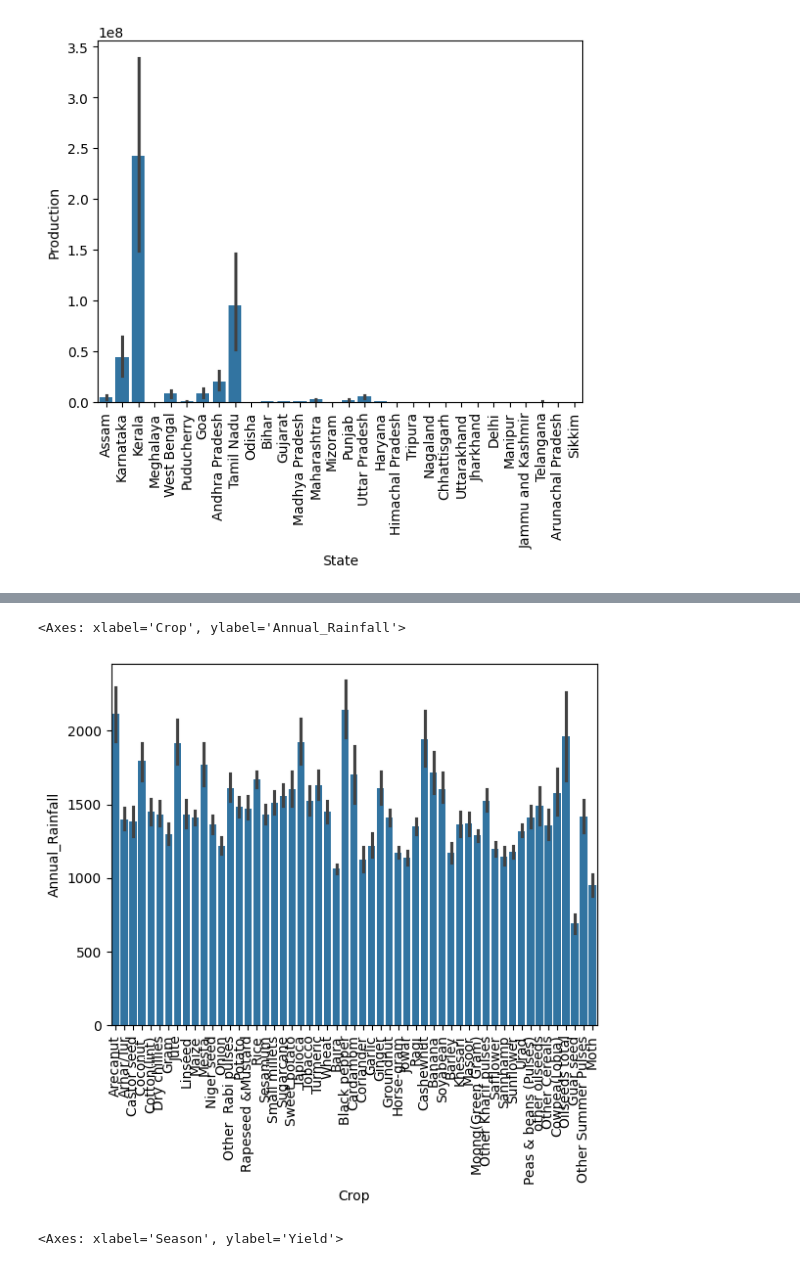
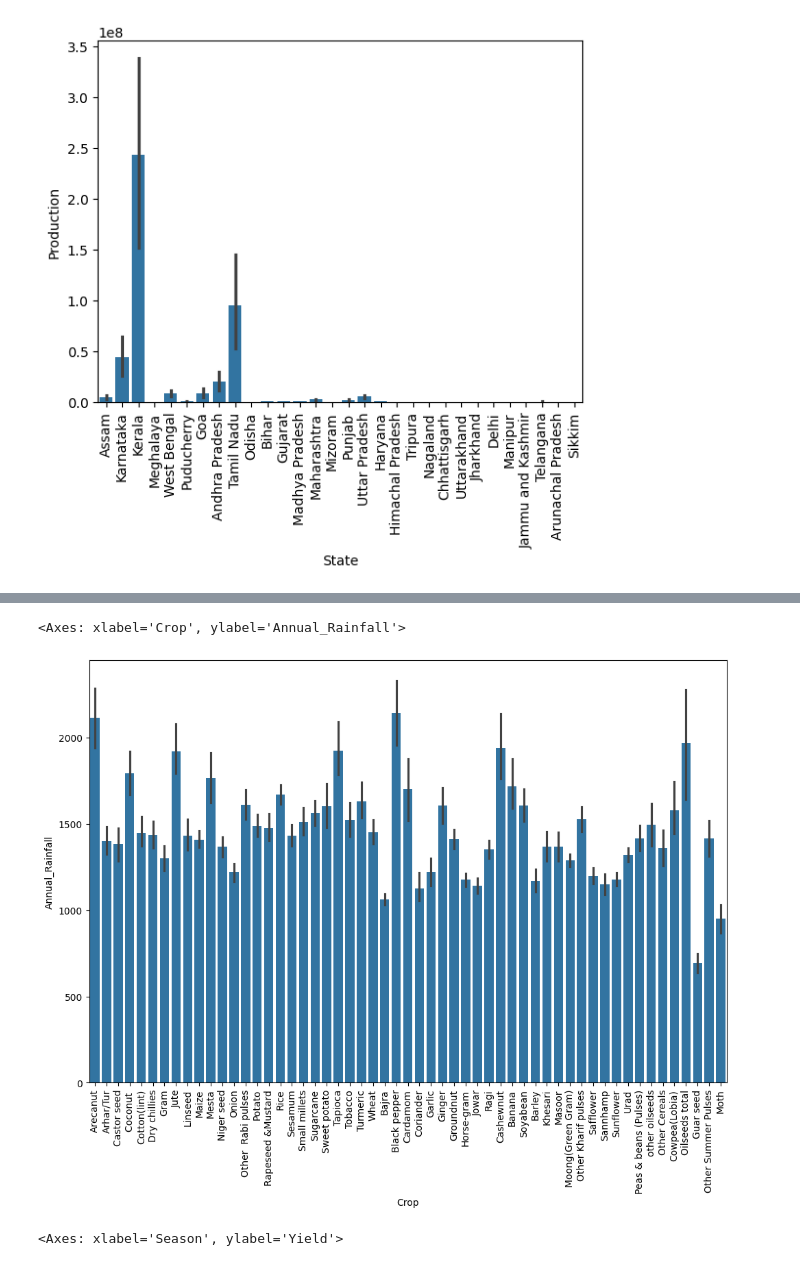
Before and after one commit to Shreya-Mishra-0613/EDA, a Jupyter notebook: eda-1.ipynb, the cells around one changed output, grey strips where cells are left out. Cells and saved outputs as stored; diff of their text form; code cells hidden in the pictures.

```diff
--- a/eda-1.ipynb
+++ b/eda-1.ipynb
@@ -357,9 +365,10 @@ sns.barplot(x=data['Crop'], y=data['Yield'])
 # %%
+plt.figure(figsize=(12,8))
 plt.xticks(rotation=90)
 sns.barplot(x=data['Crop'], y=data['Annual_Rainfall'])
 # %% [output]
 <Axes: xlabel='Crop', ylabel='Annual_Rainfall'>
-[figure, old version]
+[figure, new version]
 # %%
 sns.barplot(x=data['Season'], y=data['Yield'])
 # %% [output]
```
Also changed, not shown: parts of 9 cells of this notebook.
